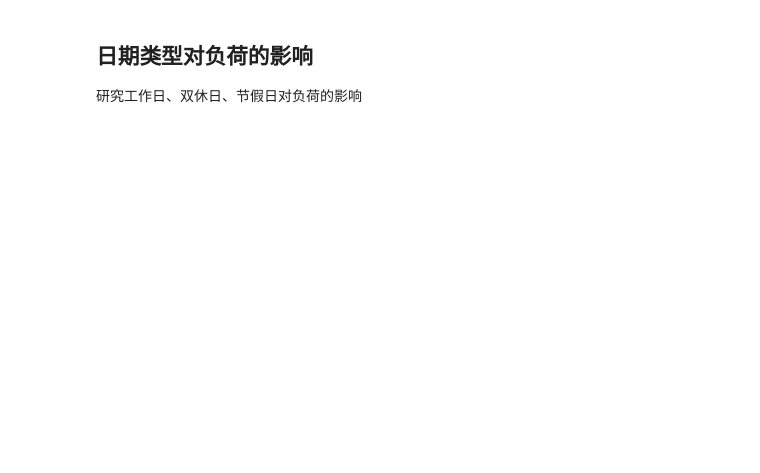
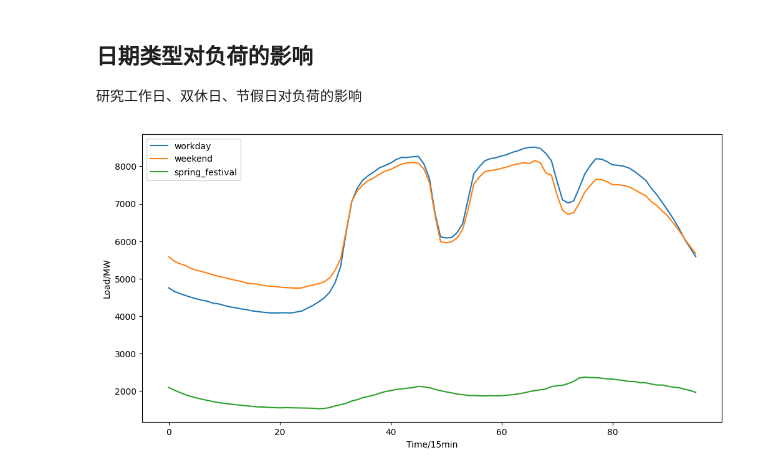
Before and after one commit to John-Chen92/Electricity_Load_Forecast, a Jupyter notebook: data_analyse.ipynb, the cells around one changed output. Saved outputs shown, nothing was run; the diff lists cells and outputs as text; code cells hidden in the pictures; blank space fills up the shorter version.

```diff
--- a/data_analyse.ipynb
+++ b/data_analyse.ipynb
@@ -217,0 +253,26 @@ holiday = data[(data['YMD'] == '2011-02-03')]
+# %%
+# 选取2011年的工作日、双休日、节假日中的一天进行数据可视化
+data = pd.read_csv('data/Area1_Load_clean.csv')
+data['YMD'] = pd.to_datetime(data['YMD'])
+# 选取一个周一
+workday = data[(data['YMD'] == '2011-04-11')]
+assert workday['YMD'].dt.weekday.values[0] == 0
+# 选取一个周六
+weekend = data[(data['YMD'] == '2011-04-16')]
+assert weekend['YMD'].dt.weekday.values[0] == 5
+# 选取2011年的春节假期
+holiday = data[(data['Holiday_Name'] == 'Spring Festival')]
+spring_festival = holiday[(holiday['YMD'] == '2011-02-02')]
+assert spring_festival['Holiday_Name'].values[0] == 'Spring Festival'
+# 画图
+plt.figure(figsize=(12, 6))
+plt.plot(range(len(workday.iloc[0, 1:97])), workday.iloc[0, 1:97], linestyle='-', label='workday')
+plt.plot(range(len(weekend.iloc[0, 1:97])), weekend.iloc[0, 1:97], linestyle='-', label='weekend')
+plt.plot(range(len(spring_festival.iloc[0, 1:97])), spring_festival.iloc[0, 1:97], linestyle='-', label='spring_festival')
+# 添加标签
+plt.xlabel('Time/15min')
+plt.ylabel('Load/MW')
+plt.legend()
+plt.show()
+# %% [output]
+[figure, added]
```
Also changed, not shown: parts of 4 cells of this notebook, 3 other files.
